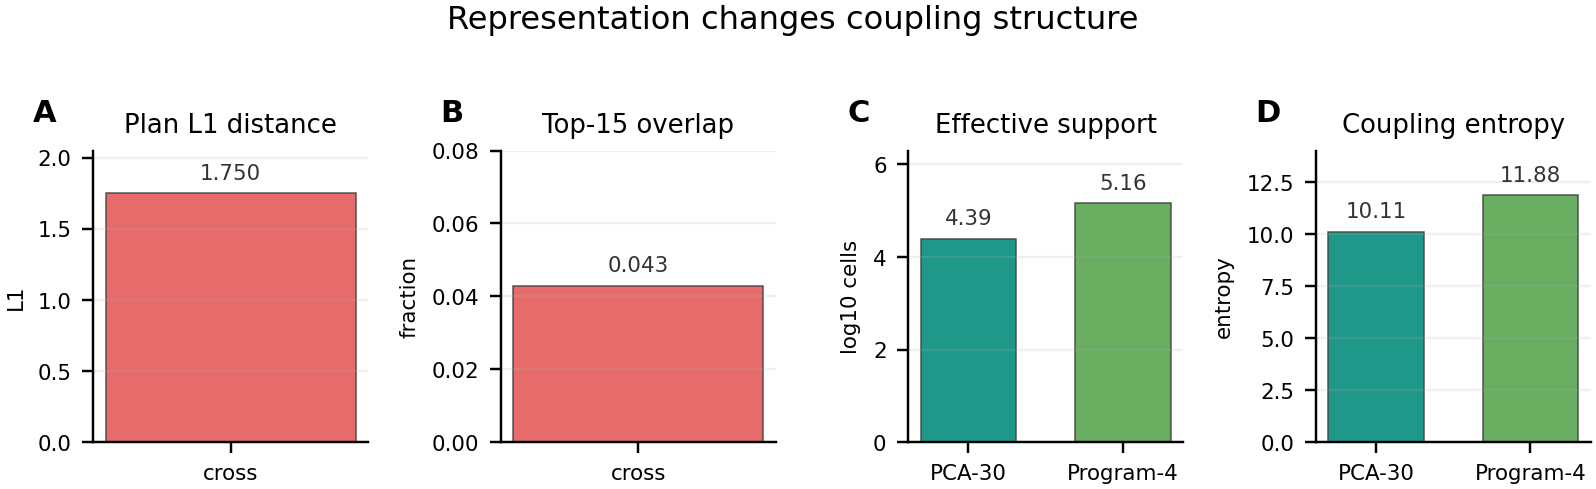
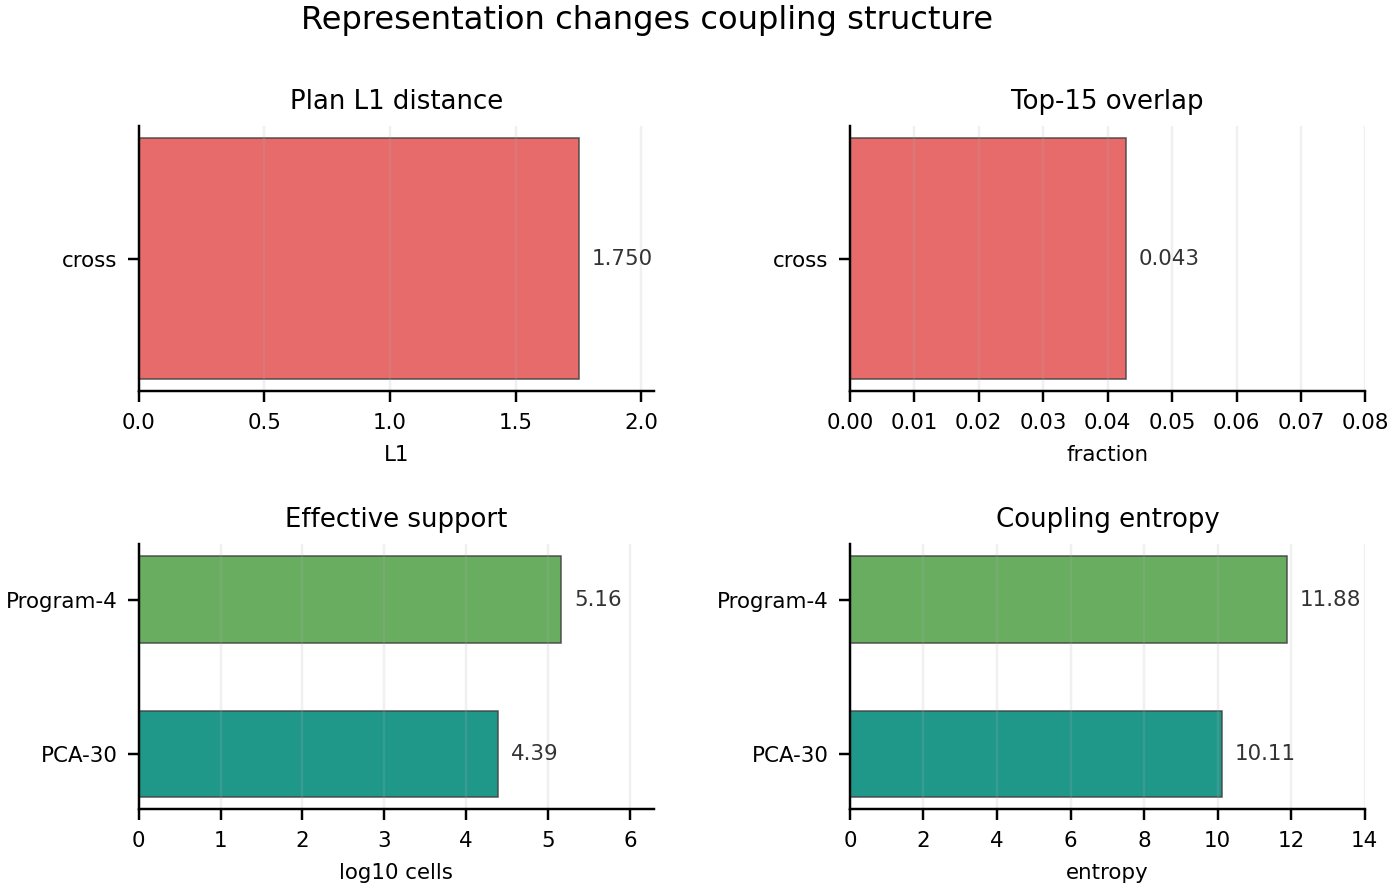
The notebook cell's code change between the first figure and the second:
--- before
+++ after
@@ -10,26 +10,26 @@
 entropy_values = plot_rows["entropy"].to_numpy(dtype=float)
 
-fig, axes = plt.subplots(1, 4, figsize=(7.4, 2.65))
+fig, axes = plt.subplots(2, 2, figsize=(6.8, 4.25))
+axes = axes.ravel()
 coupling_bar_specs = [
-    ("A", "Plan L1 distance", np.array([l1_value]), ["cross"], [PALETTE["diagnostic"]], 3, (0.0, 2.05), "L1"),
-    ("B", "Top-15 overlap", np.array([overlap_value]), ["cross"], [PALETTE["diagnostic"]], 3, (0.0, max(0.08, overlap_value * 1.35)), "fraction"),
-    ("C", "Effective support", support_log, rep_labels, rep_color_values, 2, (0.0, max(support_log) * 1.22), "log10 cells"),
-    ("D", "Coupling entropy", entropy_values, rep_labels, rep_color_values, 2, (0.0, max(entropy_values) * 1.18), "entropy"),
+    ("Plan L1 distance", np.array([l1_value]), ["cross"], [PALETTE["diagnostic"]], 3, (0.0, 2.05), "L1"),
+    ("Top-15 overlap", np.array([overlap_value]), ["cross"], [PALETTE["diagnostic"]], 3, (0.0, max(0.08, overlap_value * 1.35)), "fraction"),
+    ("Effective support", support_log, rep_labels, rep_color_values, 2, (0.0, max(support_log) * 1.22), "log10 cells"),
+    ("Coupling entropy", entropy_values, rep_labels, rep_color_values, 2, (0.0, max(entropy_values) * 1.18), "entropy"),
 ]
-for ax, (panel, title, values, xlabels, colors, ndigits, ylim, ylabel) in zip(axes, coupling_bar_specs):
-    x = np.arange(len(values))
-    bars = ax.bar(x, values, color=colors, width=0.62, alpha=0.88, edgecolor="0.25", linewidth=0.5)
+for ax, (title, values, ylabels, colors, ndigits, xlim, xlabel) in zip(axes, coupling_bar_specs):
+    y = np.arange(len(values))
+    bars = ax.barh(y, values, color=colors, height=0.56, alpha=0.88, edgecolor="0.25", linewidth=0.5)
     ax.set_title(title, fontsize=8.5, pad=6)
-    ax.set_ylabel(ylabel, fontsize=7)
-    ax.set_xticks(x, xlabels, rotation=0)
-    ax.set_ylim(*ylim)
-    ax.grid(axis="y", alpha=0.18)
+    ax.set_xlabel(xlabel, fontsize=7)
+    ax.set_yticks(y, ylabels)
+    ax.set_xlim(*xlim)
+    ax.grid(axis="x", alpha=0.18)
     ax.tick_params(axis="both", labelsize=7)
-    ax.text(-0.22, 1.08, panel, transform=ax.transAxes, ha="left", va="bottom", fontsize=10, weight="bold")
     for bar, value in zip(bars, values):
-        ax.text(bar.get_x() + bar.get_width() / 2, value + 0.035 * (ylim[1] - ylim[0]), f"{value:.{ndigits}f}", ha="center", va="bottom", fontsize=7, color="0.20")
+        ax.text(value + 0.025 * (xlim[1] - xlim[0]), bar.get_y() + bar.get_height() / 2, f"{value:.{ndigits}f}", ha="left", va="center", fontsize=7, color="0.20")
     ax.spines["top"].set_visible(False)
     ax.spines["right"].set_visible(False)
 fig.suptitle("Representation changes coupling structure", fontsize=10.5, y=0.99)
-fig.subplots_adjust(left=0.07, right=0.99, top=0.74, bottom=0.24, wspace=0.48)
+fig.subplots_adjust(left=0.16, right=0.98, top=0.86, bottom=0.13, hspace=0.58, wspace=0.38)
 save_small_figure(fig, "fig4_2_toy_representation_coupling_summary.png")

Commit: docs: polish chapter 4.2 summary figures